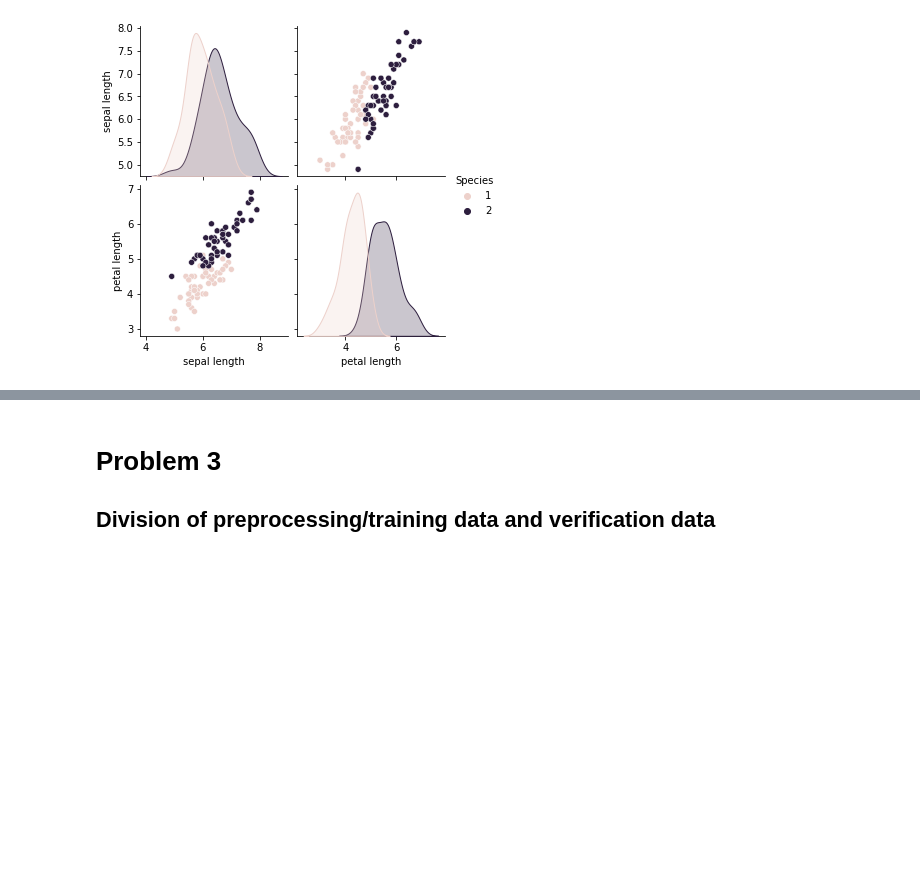
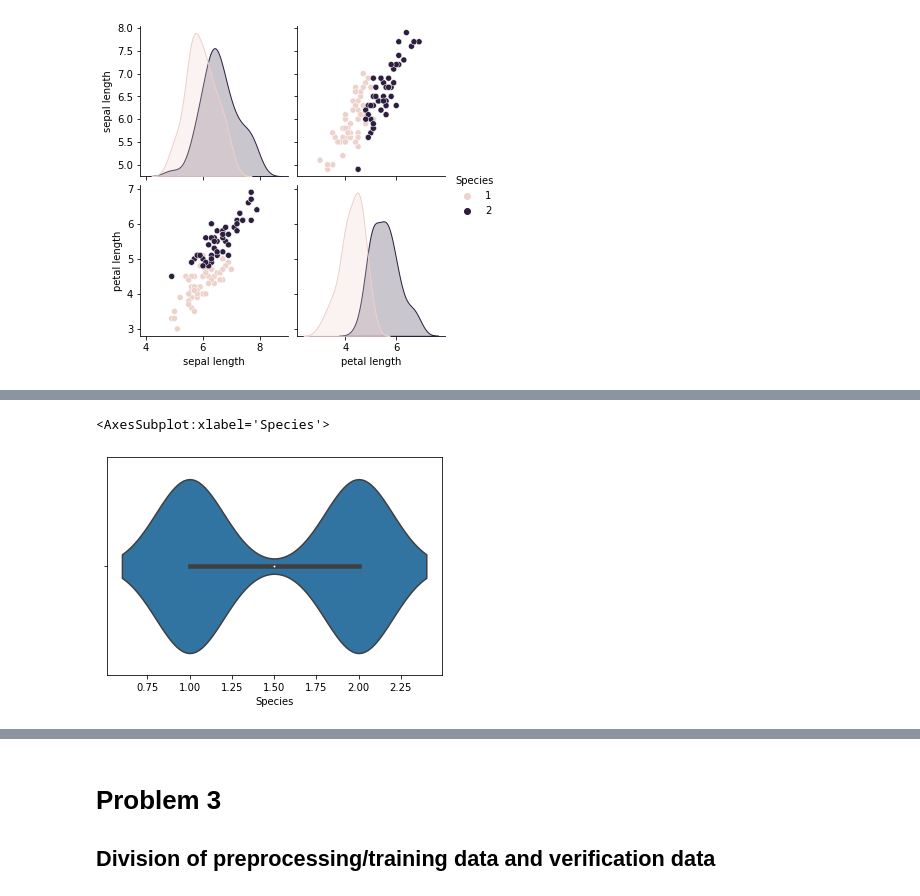
Before and after one commit to produdez/diveintocode-ml, a Jupyter notebook: Week 4/ClassificationIris.ipynb, the cells around one changed output, grey strips where cells are left out. Saved outputs shown, nothing was run; the diff lists cells and outputs as text; code cells hidden in the pictures; blank space fills up the shorter version.

```diff
--- a/Week 4/ClassificationIris.ipynb
+++ b/Week 4/ClassificationIris.ipynb
@@ -58,0 +69,5 @@ sns.pairplot(data = data,hue= 'Species')
+# %%
+sns.violinplot(x = 'Species',data=data)
+# %% [output]
+<AxesSubplot:xlabel='Species'>
+[figure, added]
```
Also changed, not shown: parts of 5 cells of this notebook.
